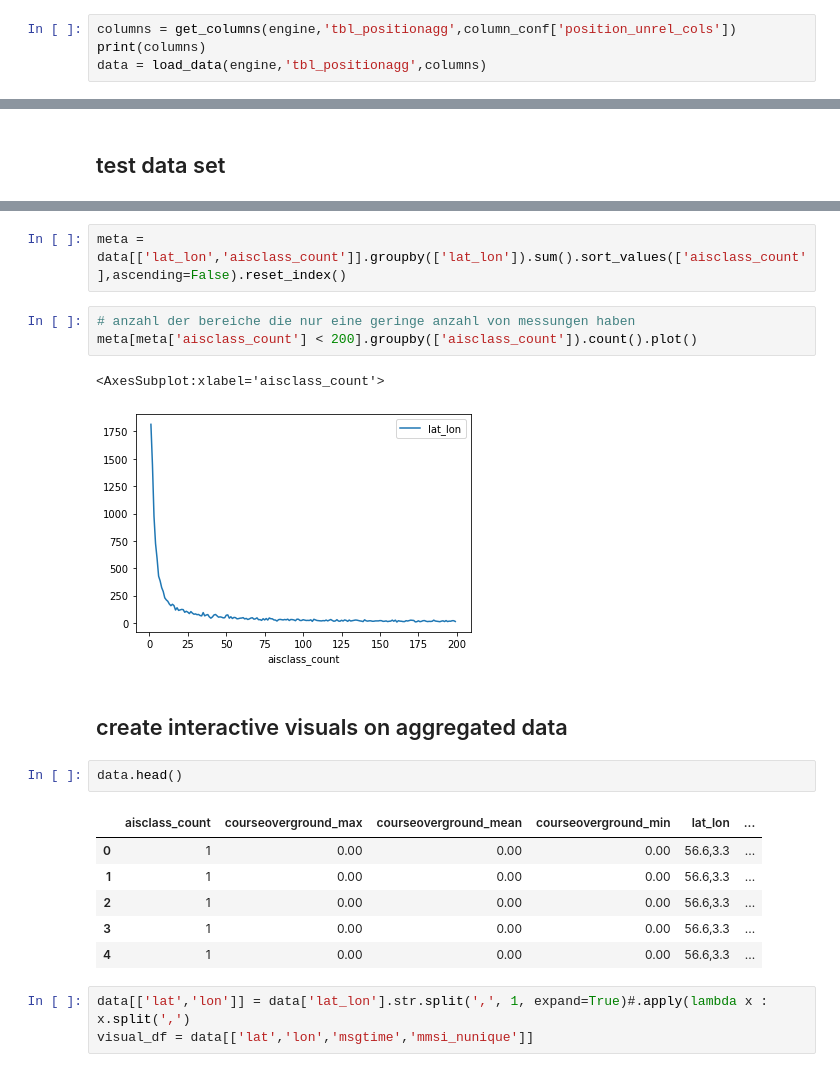
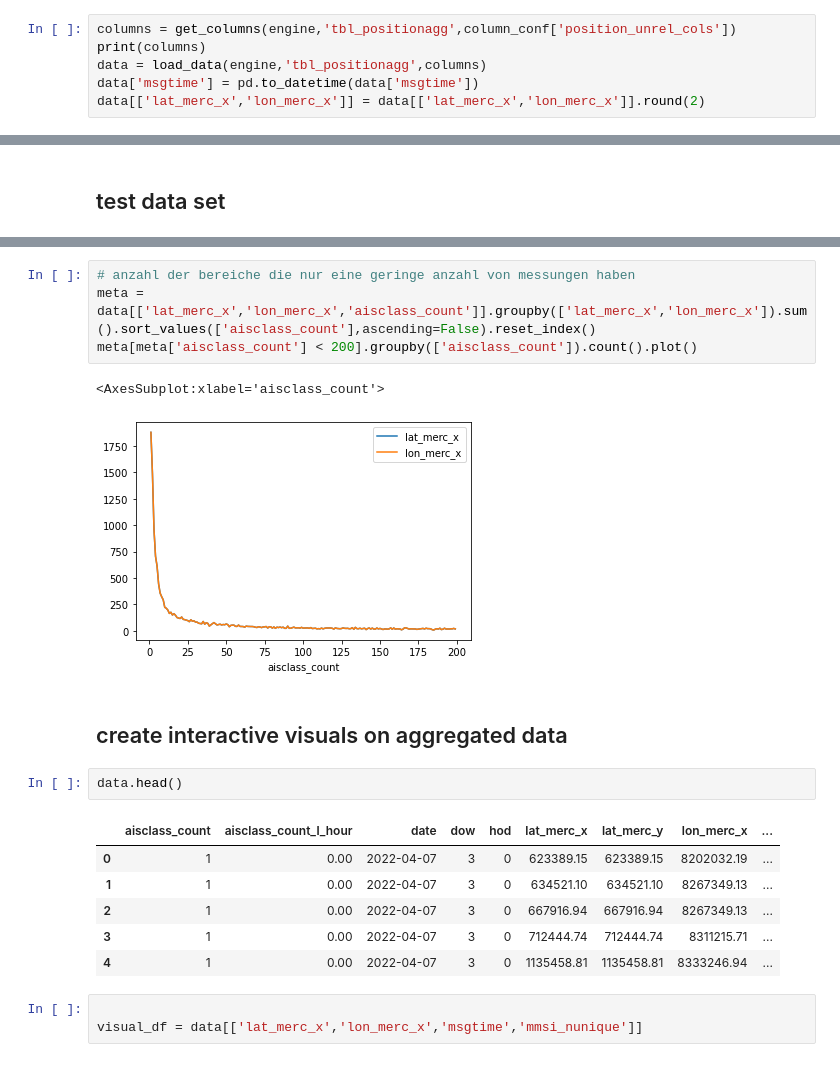
Before and after one commit to DaMuBo/ais_analysis, a Jupyter notebook: experiments/04_first_visuals.ipynb, the cells around one changed output, grey strips where cells are left out. Drawn from its saved outputs; the diff is of its cells as text.

```diff
--- a/experiments/04_first_visuals.ipynb
+++ b/experiments/04_first_visuals.ipynb
@@ -93,4 +77,6 @@ def visualize_top_regions(data,columns={'lat':'lat','lon':'lon','size':'mmsi_nun
 columns = get_columns(engine,'tbl_positionagg',column_conf['position_unrel_cols'])
 print(columns)
 data = load_data(engine,'tbl_positionagg',columns)
+data['msgtime'] = pd.to_datetime(data['msgtime'])
+data[['lat_merc_x','lon_merc_x']] = data[['lat_merc_x','lon_merc_x']].round(2)
 # %% [output]
@@ -128,25 +112,24 @@ plt.plot_date(filtered_data['msgtime'],filtered_data['sog_mean'])
-# %%
-meta = data[['lat_lon','aisclass_count']].groupby(['lat_lon']).sum().sort_values(['aisclass_count'],ascending=False).reset_index()
 # %%
 # anzahl der bereiche die nur eine geringe anzahl von messungen haben
+meta = data[['lat_merc_x','lon_merc_x','aisclass_count']].groupby(['lat_merc_x','lon_merc_x']).sum().sort_values(['aisclass_count'],ascending=False).reset_index()
 meta[meta['aisclass_count'] < 200].groupby(['aisclass_count']).count().plot()
 # %% [output]
 <AxesSubplot:xlabel='aisclass_count'>
-[figure, old version]
+[figure, new version]
 # %% [markdown]
 ## create interactive visuals on aggregated data
 # %%
 data.head()
 # %% [output]
-|  | aisclass_count | courseoverground_max | courseoverground_mean | courseoverground_min | lat_lon | ... |
-| 0 | 1 | 0.00 | 0.00 | 0.00 | 56.6,3.3 | ... |
-| 1 | 1 | 0.00 | 0.00 | 0.00 | 56.6,3.3 | ... |
-| 2 | 1 | 0.00 | 0.00 | 0.00 | 56.6,3.3 | ... |
-| 3 | 1 | 0.00 | 0.00 | 0.00 | 56.6,3.3 | ... |
-| 4 | 1 | 0.00 | 0.00 | 0.00 | 56.6,3.3 | ... |
+|  | aisclass_count | aisclass_count_l_hour | date | dow | hod | lat_merc_x | lat_merc_y | lon_merc_x | ... |
+| 0 | 1 | 0.00 | 2022-04-07 | 3 | 0 | 623389.15 | 623389.15 | 8202032.19 | ... |
+| 1 | 1 | 0.00 | 2022-04-07 | 3 | 0 | 634521.10 | 634521.10 | 8267349.13 | ... |
+| 2 | 1 | 0.00 | 2022-04-07 | 3 | 0 | 667916.94 | 667916.94 | 8267349.13 | ... |
+| 3 | 1 | 0.00 | 2022-04-07 | 3 | 0 | 712444.74 | 712444.74 | 8311215.71 | ... |
+| 4 | 1 | 0.00 | 2022-04-07 | 3 | 0 | 1135458.81 | 1135458.81 | 8333246.94 | ... |
 # %%
-data[['lat','lon']] = data['lat_lon'].str.split(',', 1, expand=True)#.apply(lambda x : x.split(',')
-visual_df = data[['lat','lon','msgtime','mmsi_nunique']]
+
+visual_df = data[['lat_merc_x','lon_merc_x','msgtime','mmsi_nunique']]
 # %%
 visual_df.head()
 # %% [output]
```
Also changed, not shown: parts of 17 cells of this notebook, 6 other files.
